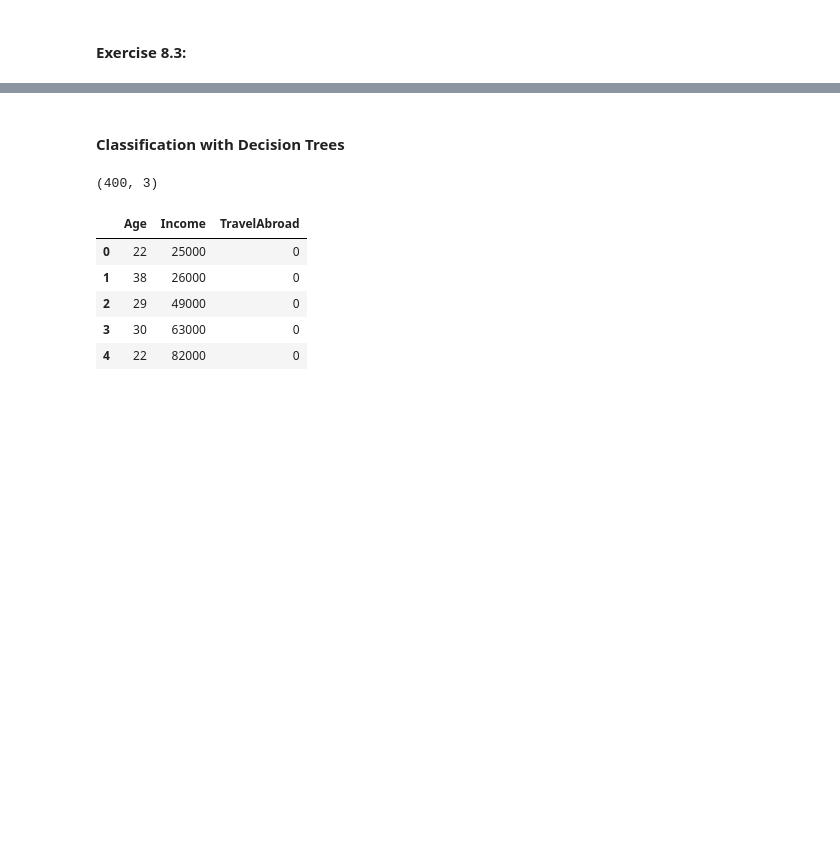
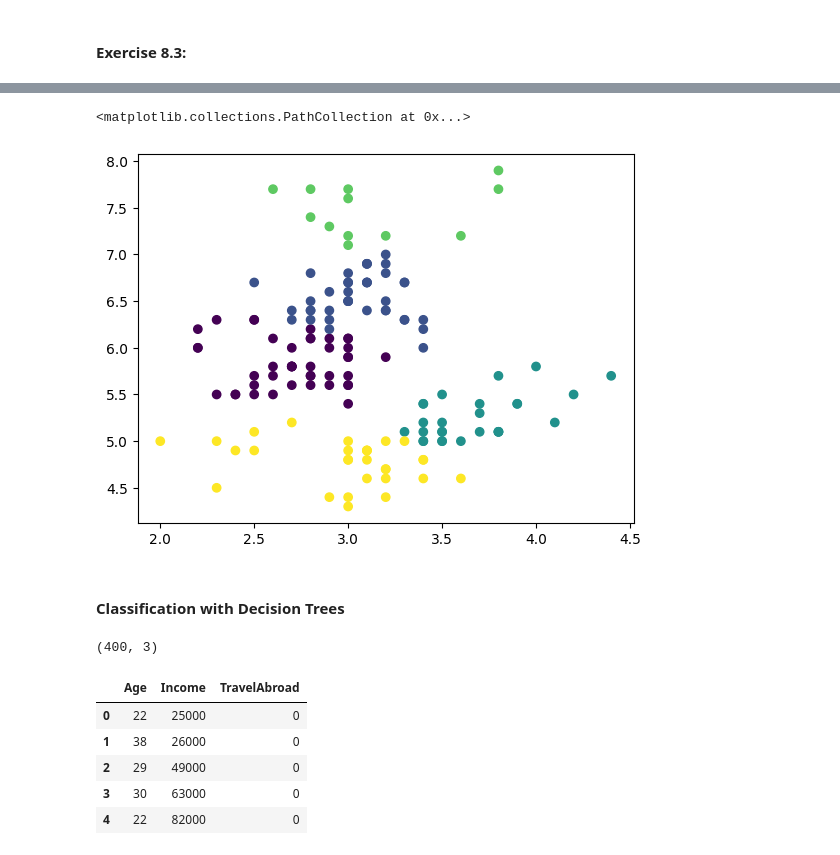
Before and after one commit to arthur5775/HW_DataScienceLifeCycle, a Jupyter notebook: Laboratories/Lab 8 Clustering and Classification/DataScienceLifeCycleLab8.ipynb, the cells around one changed output, grey strips where cells are left out. Saved outputs shown, nothing was run; the diff lists cells and outputs as text; code cells hidden in the pictures; blank space fills up the shorter version.

```diff
--- a/Laboratories/Lab 8 Clustering and Classification/DataScienceLifeCycleLab8.ipynb
+++ b/Laboratories/Lab 8 Clustering and Classification/DataScienceLifeCycleLab8.ipynb
@@ -628,3 +667,15 @@ plt.show()
+# %%
+kmeans5 = KMeans(n_clusters=5, init='random').fit(
+    iris_data[['sepalwidth','sepallength']]
+)
+
+plt.scatter(
+    x=iris_data['sepalwidth'],
+    y=iris_data['sepallength'],
+    c=kmeans5.labels_)
+# %% [output]
+<matplotlib.collections.PathCollection at 0x...>
+[figure, added]
 # %% [markdown]
 #### Classification with Decision Trees
 # %%
```
Also changed, not shown: parts of 16 cells of this notebook.
